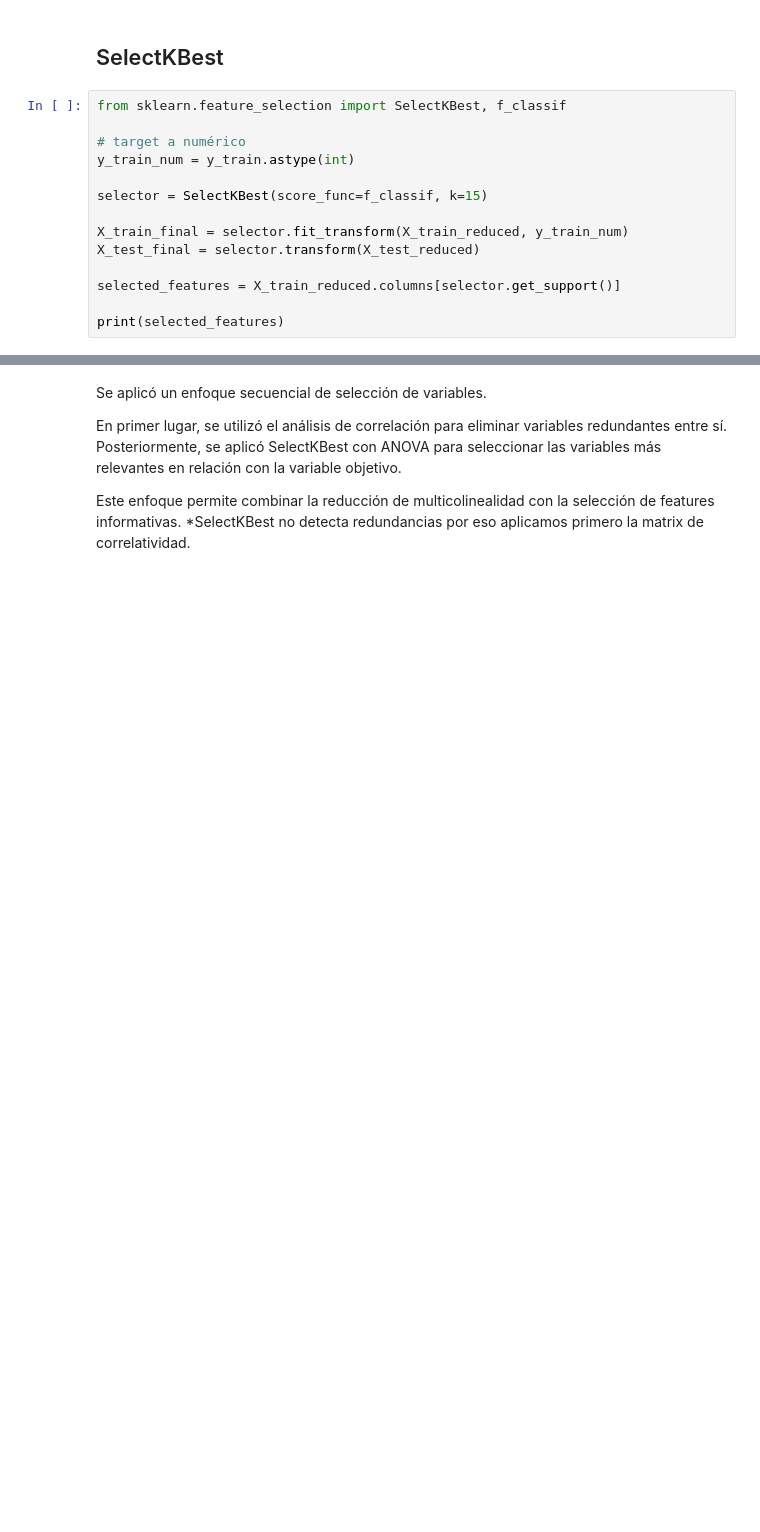
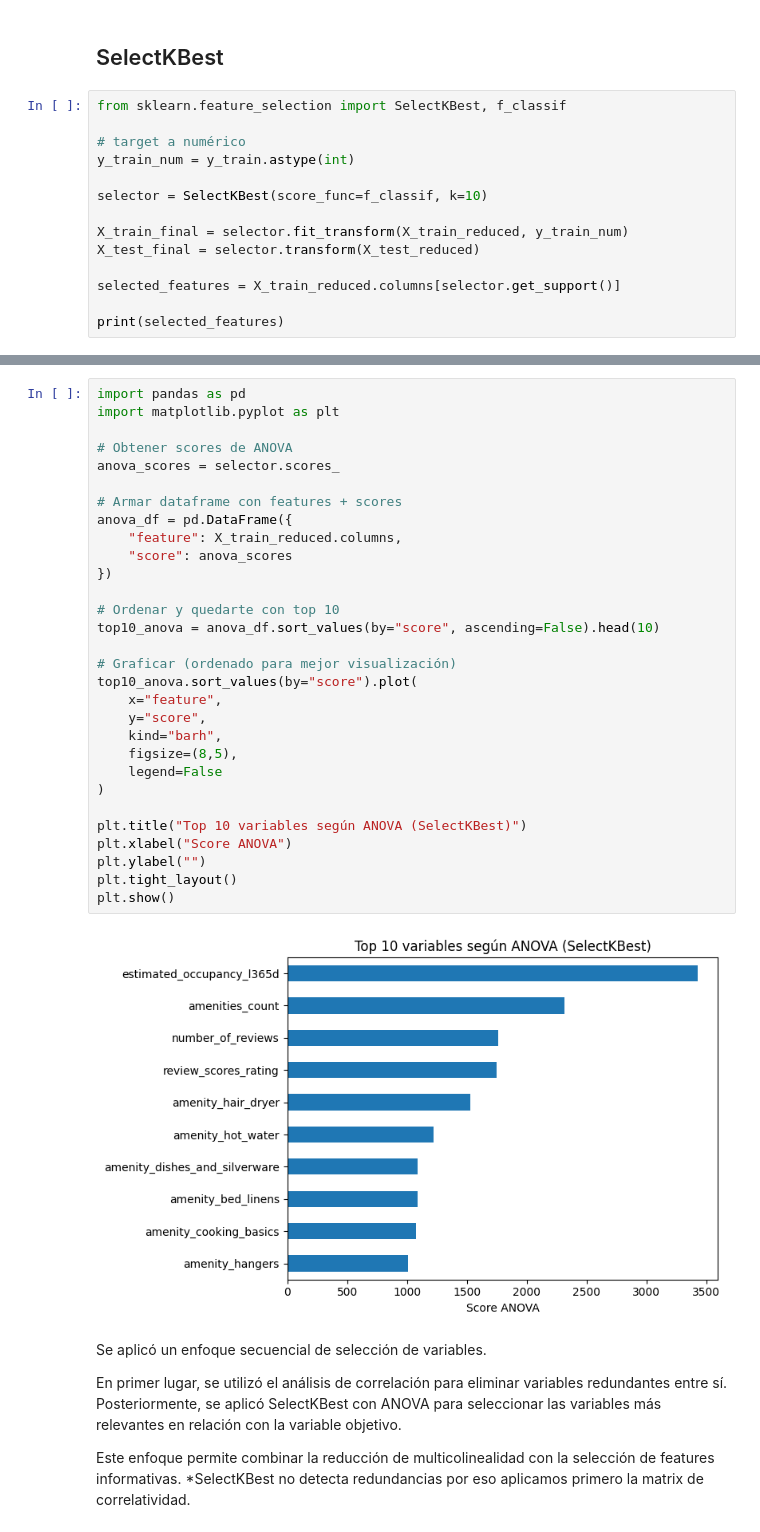
Before and after one commit to bucetabelen/datos, a Jupyter notebook: airbnb/notebooks/TP airbnb.ipynb, the cells around one changed output, grey strips where cells are left out. Drawn from its saved outputs; the diff is of its cells as text; blank space fills up the shorter version.

```diff
--- a/airbnb/notebooks/TP airbnb.ipynb
+++ b/airbnb/notebooks/TP airbnb.ipynb
@@ -1101,7 +1085,7 @@ from sklearn.feature_selection import SelectKBest, f_classif
 # target a numérico
 y_train_num = y_train.astype(int)
 
-selector = SelectKBest(score_func=f_classif, k=15)
+selector = SelectKBest(score_func=f_classif, k=10)
 
 X_train_final = selector.fit_transform(X_train_reduced, y_train_num)
 X_test_final = selector.transform(X_test_reduced)
@@ -1118,4 +1101,36 @@ Index(['maximum_nights', 'availability_30', 'number_of_reviews',
       dtype='str')
+# %%
+import pandas as pd
+import matplotlib.pyplot as plt
+
+# Obtener scores de ANOVA
+anova_scores = selector.scores_
+
+# Armar dataframe con features + scores
+anova_df = pd.DataFrame({
+    "feature": X_train_reduced.columns,
+    "score": anova_scores
+})
+
+# Ordenar y quedarte con top 10
+top10_anova = anova_df.sort_values(by="score", ascending=False).head(10)
+
+# Graficar (ordenado para mejor visualización)
+top10_anova.sort_values(by="score").plot(
+    x="feature",
+    y="score",
+    kind="barh",
+    figsize=(8,5),
+    legend=False
+)
+
+plt.title("Top 10 variables según ANOVA (SelectKBest)")
+plt.xlabel("Score ANOVA")
+plt.ylabel("")
+plt.tight_layout()
+plt.show()
+# %% [output]
+[figure, added]
 # %% [markdown]
 Se aplicó un enfoque secuencial de selección de variables.
 
```
Also changed, not shown: parts of 34 cells of this notebook.
